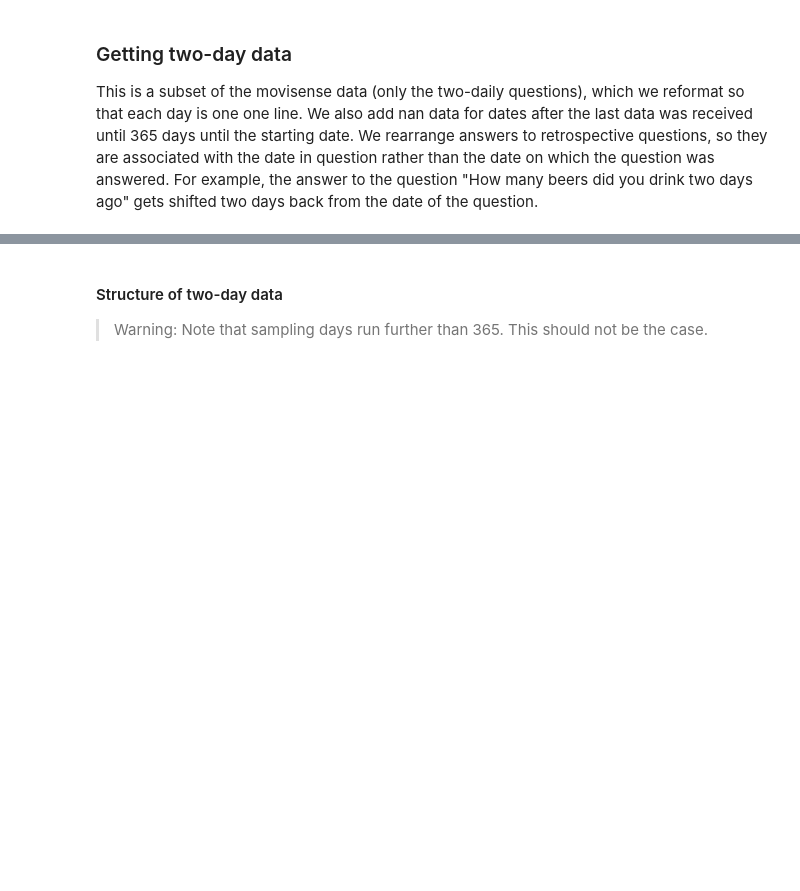
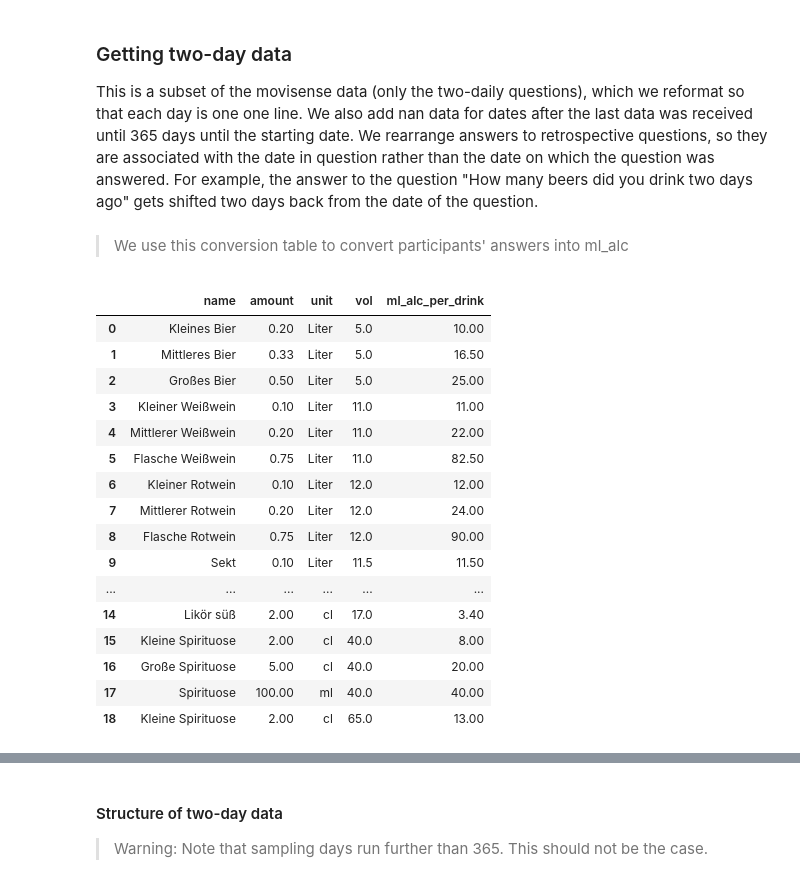
Before and after one commit to hgzech/trr265, a Jupyter notebook: notebooks/01_data_provider.ipynb, the cells around one changed output, grey strips where cells are left out. Cells and saved outputs as stored; diff of their text form; code cells hidden in the pictures; blank space fills up the shorter version.

```diff
--- a/notebooks/01_data_provider.ipynb
+++ b/notebooks/01_data_provider.ipynb
@@ -454 +465,23 @@ assert type(get_alcohol_per_drink()) == type(pd.DataFrame()), "Could not load 'a
+# %% [markdown]
+> We use this conversion table to convert participants' answers into ml_alc
+# %%
+dp.get_alcohol_per_drink()[['name','amount','unit','vol','ml_alc_per_drink']]
+# %% [output]
+|  | name | amount | unit | vol | ml_alc_per_drink |
+| 0 | Kleines Bier | 0.20 | Liter | 5.0 | 10.00 |
+| 1 | Mittleres Bier | 0.33 | Liter | 5.0 | 16.50 |
+| 2 | Großes Bier | 0.50 | Liter | 5.0 | 25.00 |
+| 3 | Kleiner Weißwein | 0.10 | Liter | 11.0 | 11.00 |
+| 4 | Mittlerer Weißwein | 0.20 | Liter | 11.0 | 22.00 |
+| 5 | Flasche Weißwein | 0.75 | Liter | 11.0 | 82.50 |
+| 6 | Kleiner Rotwein | 0.10 | Liter | 12.0 | 12.00 |
+| 7 | Mittlerer Rotwein | 0.20 | Liter | 12.0 | 24.00 |
+| 8 | Flasche Rotwein | 0.75 | Liter | 12.0 | 90.00 |
+| 9 | Sekt | 0.10 | Liter | 11.5 | 11.50 |
+| ... | ... | ... | ... | ... | ... |
+| 14 | Likör süß | 2.00 | cl | 17.0 | 3.40 |
+| 15 | Kleine Spirituose | 2.00 | cl | 40.0 | 8.00 |
+| 16 | Große Spirituose | 5.00 | cl | 40.0 | 20.00 |
+| 17 | Spirituose | 100.00 | ml | 40.0 | 40.00 |
+| 18 | Kleine Spirituose | 2.00 | cl | 65.0 | 13.00 |
 # %%
```
Also changed, not shown: parts of 10 cells of this notebook, 15 other files.
